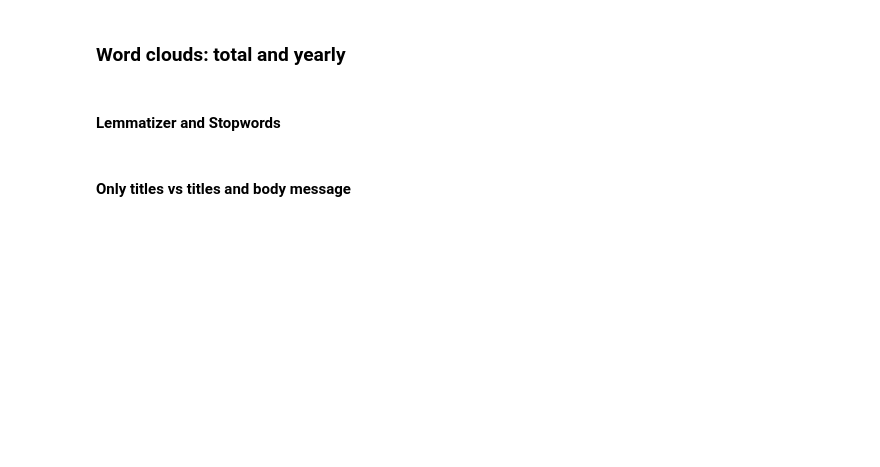
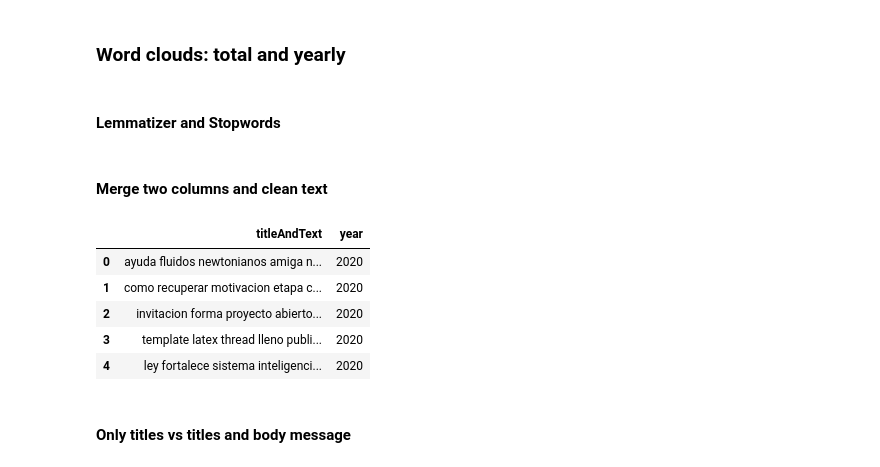
Before and after one commit to martinKindall/forum_analysis_wordclouds, a Jupyter notebook: Forum_analysis.ipynb, the cells around one changed output. Cells and saved outputs as stored; diff of their text form; code cells hidden in the pictures; blank space fills up the shorter version.

```diff
--- a/Forum_analysis.ipynb
+++ b/Forum_analysis.ipynb
@@ -112,6 +113,20 @@ stopwords_from_file = formatStrings(pd.Series(stopwords_from_file))
 
 stopwords_es = stopwords.words('spanish')
 stopwords_es = set.union(set(map(cleanSingleString, stopwords_es)), stopwords_from_file)
+# %% [markdown]
+#### Merge two columns and clean text
+# %%
+mergedTitlesAndBodyCleaned = pd.DataFrame(columns=['titleAndText', 'year'])
+mergedTitlesAndBodyCleaned['titleAndText'] = formatStrings(forum_titles_frame["title"] + " " + forum_titles_frame["body"]).transform(lambda text: removeStopWordsFromText(stopwords_es, text))
+mergedTitlesAndBodyCleaned['year'] = titles_frame_mappedYear_only_title['date']
+mergedTitlesAndBodyCleaned.head()
+# %% [output]
+|  | titleAndText | year |
+| 0 | ayuda fluidos newtonianos amiga n... | 2020 |
+| 1 | como recuperar motivacion etapa c... | 2020 |
+| 2 | invitacion forma proyecto abierto... | 2020 |
+| 3 | template latex thread lleno publi... | 2020 |
+| 4 | ley fortalece sistema inteligenci... | 2020 |
 # %% [markdown]
 #### Only titles vs titles and body message
 # %%
```
Also changed, not shown: parts of 10 cells of this notebook, 1 other file.
